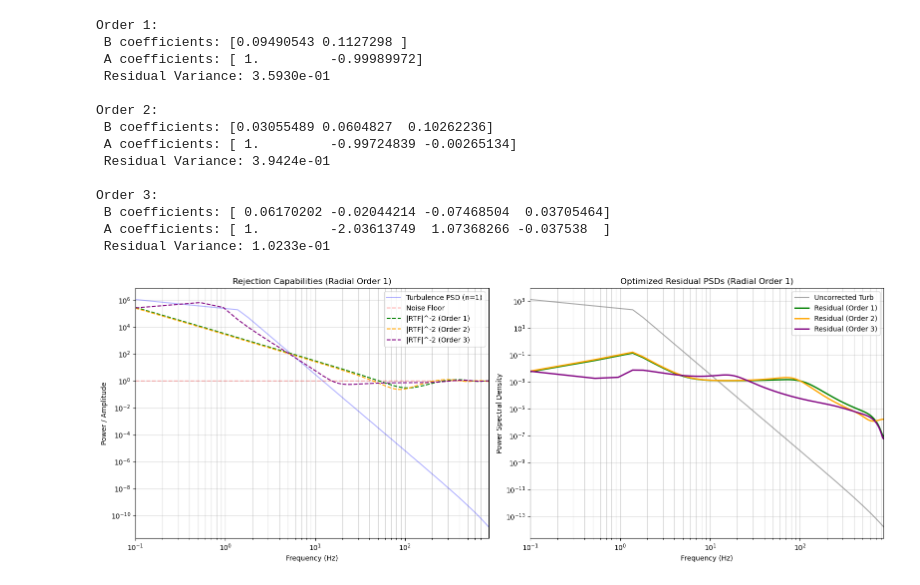
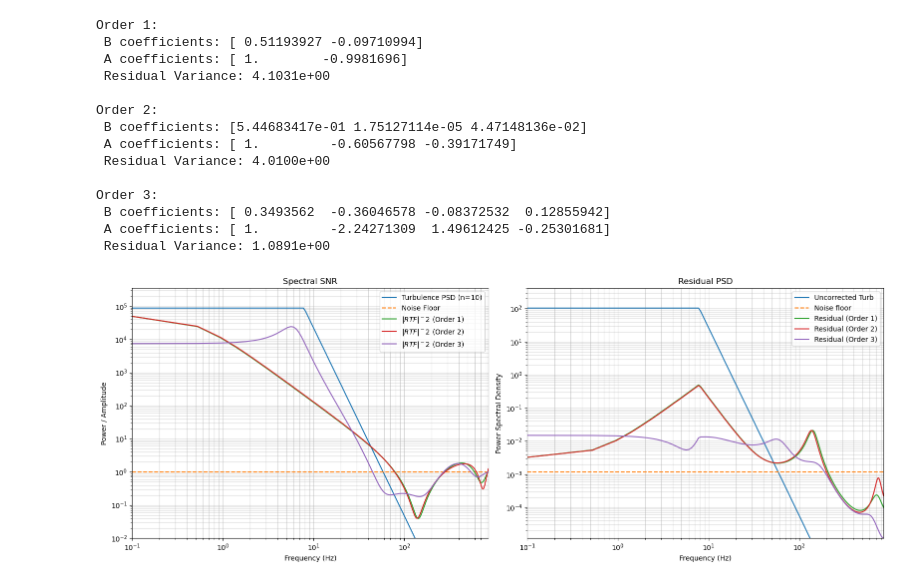
Before and after one commit to ArcetriAdaptiveOptics/SPECULA, a Jupyter notebook: config/ErrorBudget/optIIRTFs.ipynb, the cells around one changed output. Saved outputs shown, nothing was run; the diff lists cells and outputs as text; code cells hidden in the pictures.

```diff
--- a/config/ErrorBudget/optIIRTFs.ipynb
+++ b/config/ErrorBudget/optIIRTFs.ipynb
@@ -48,12 +48,12 @@ def pre_fit_controller(order, f, psd_turb, f_s):
     init_a = np.zeros(order); init_a[0] = -0.9
     init_params = np.concatenate([init_b, init_a])
 
-    res = minimize(loss, init_params, method='Nelder-Mead', options={'maxiter': 1000})
+    res = minimize(loss, init_params, method='Nelder-Mead', options={'maxiter': 5000})
     b_guess = res.x[:order+1]
     a_guess = np.insert(res.x[order+1:], 0, 1.0)
     return b_guess, a_guess
 
-def cost_function(params, order, f, psd_turb, psd_noise, N, f_s):
+def cost_function(params, order, f, psd_turb, psd_noise, N, f_s, og=1.0):
     b = params[:order+1]
     a = np.insert(params[order+1:], 0, 1.0)
     if not is_stable(a): return 1e9
@@ -61,7 +61,7 @@ def cost_function(params, order, f, psd_turb, psd_noise, N, f_s):
     C = eval_tf(b, a, f, f_s)
     P = np.exp(-1j * 2 * np.pi * f * N / f_s)
     H_ol = C * P
-    denom = 1.0 + H_ol
+    denom = 1.0 + H_ol*og
     if np.min(np.abs(denom)) < 1e-4: return 1e9
 
     RTF = 1.0 / denom
@@ -69,7 +69,7 @@ def cost_function(params, order, f, psd_turb, psd_noise, N, f_s):
     psd_res = (np.abs(RTF)**2 * psd_turb) + (np.abs(NTF)**2 * psd_noise)
     return np.sum(psd_res * np.gradient(f))
 
-def optimize_higher_order_scao(orders=[1, 2, 3], turb_power=100.0, noise_power=0.5,
+def optimize_higher_order_scao(orders=[1, 2, 3], turb_power=100.0, noise_power=0.5, og=1.0,
                                delay_steps=1.5, loop_freq=1000.0, cutoff=15.0, n=1, restarts:int=100):
 
     f_s = loop_freq
@@ -79,11 +79,12 @@ def optimize_higher_order_scao(orders=[1, 2, 3], turb_power=100.0, noise_power=0
     plt.figure(figsize=(16, 6))
 
     plt.subplot(1, 2, 1)
-    plt.loglog(f, psd_turb/psd_noise, label=f'Turbulence PSD (n={n})', color='blue', alpha=0.3)
-    plt.loglog(f, psd_noise/psd_noise, '--',label='Noise Floor',  color='red', alpha=0.3)
+    plt.loglog(f, psd_turb/psd_noise, label=f'Turbulence PSD (n={n})')
+    plt.loglog(f, psd_noise/psd_noise, '--',label='Noise Floor')
 
     plt.subplot(1, 2, 2)
-    plt.loglog(f, psd_turb, label='Uncorrected Turb', color='gray', alpha=0.7)
+    plt.loglog(f, psd_turb, label='Uncorrected Turb')
+    plt.loglog(f, psd_noise, '--', label='Noise floor')
 
     colors = ['green', 'orange', 'purple']
 
@@ -92,7 +93,7 @@ def optimize_higher_order_scao(orders=[1, 2, 3], turb_power=100.0, noise_power=0
         init_params = np.concatenate([b_guess, a_guess[1:]])
 
         res = minimize(cost_function, init_params,
-                       args=(order, f, psd_turb, psd_noise, delay_steps, f_s),
+                       args=(order, f, psd_turb, psd_noise, delay_steps, f_s, og),
                        method='Nelder-Mead',
                        options={'maxiter': 5000, 'adaptive': True})
 
@@ -102,8 +103,9 @@ def optimize_higher_order_scao(orders=[1, 2, 3], turb_power=100.0, noise_power=0
         C = eval_tf(best_b, best_a, f, f_s)
         P = np.exp(-1j * 2 * np.pi * f * delay_steps / f_s)
         H_ol = C * P
-        RTF = 1.0 / (1.0 + H_ol)
-        NTF = H_ol / (1.0 + H_ol)
+        den = 1.0 + H_ol*og
+        RTF = 1.0 / den
+        NTF = H_ol / den
 
         psd_res = (np.abs(RTF)**2 * psd_turb) + (np.abs(NTF)**2 * psd_noise)
         min_variance = np.sum(psd_res * np.gradient(f))
@@ -114,58 +116,62 @@ def optimize_higher_order_scao(orders=[1, 2, 3], turb_power=100.0, noise_power=0
         print(f" Residual Variance: {min_variance:.4e}\n")
 
         plt.subplot(1, 2, 1)
-        plt.loglog(f, 1.0/(np.abs(RTF)**2), label=f'|RTF|^-2 (Order {order})', color=colors[i], linestyle='--')
+        plt.loglog(f, 1.0/(np.abs(RTF)**2), label=r'$|RTF|^-2$'+f' (Order {order})')
         plt.subplot(1, 2, 2)
-        plt.loglog(f, psd_res, label=f'Residual (Order {order})', color=colors[i], linewidth=2)
+        plt.loglog(f, psd_res, label=f'Residual (Order {order})')
 
     plt.subplot(1, 2, 1)
-    plt.title(f"Rejection Capabilities (Radial Order {n})")
+    plt.title(f"Spectral SNR")
     plt.xlabel("Frequency (Hz)")
     plt.ylabel("Power / Amplitude")
     plt.grid(True, which="both", alpha=0.5)
     plt.legend()
     plt.xlim(f[0], f[-1])
+    plt.ylim([1e-2,psd_turb[0]/psd_noise[0]*4])
 
     plt.subplot(1, 2, 2)
-    plt.title(f"Optimized Residual PSDs (Radial Order {n})")
+    plt.title(f"Residual PSD")
     plt.xlabel("Frequency (Hz)")
     plt.ylabel("Power Spectral Density")
     plt.grid(True, which="both", alpha=0.5)
     plt.legend()
     plt.xlim(f[0], f[-1])
+    plt.ylim([1e-2*psd_noise[0],psd_turb[0]*4])
 
     plt.tight_layout()
 # %%
-D = 8.4
+D = 8.4 #1.82 #
 v = 20.0
-n = 1
+n = 10
 f_break_n2 = 0.3 * (n + 1) * v / D
-f = 1700
-delay = 3
+f = 1700 #1000 #
+delay = 3.5
+opt_gain=1.0
 
 # Keeping SNR = 100 for consistency with the last run
 optimize_higher_order_scao(
     orders=[1, 2, 3],
     turb_power=1000.0,
     noise_power=1.0,
     delay_steps=delay,
     loop_freq=f,
     cutoff=f_break_n2,
-    n=n
+    n=n,
+    og=opt_gain
 )
 # %% [output]
 Order 1:
- B coefficients: [0.09490543 0.1127298 ]
- A coefficients: [ 1.         -0.99989972]
- Residual Variance: 3.5930e-01
+ B coefficients: [ 0.51193927 -0.09710994]
+ A coefficients: [ 1.        -0.9981696]
+ Residual Variance: 4.1031e+00
 
 Order 2:
- B coefficients: [0.03055489 0.0604827  0.10262236]
- A coefficients: [ 1.         -0.99724839 -0.00265134]
- Residual Variance: 3.9424e-01
+ B coefficients: [5.44683417e-01 1.75127114e-05 4.47148136e-02]
+ A coefficients: [ 1.         -0.60567798 -0.39171749]
+ Residual Variance: 4.0100e+00
 
 Order 3:
- B coefficients: [ 0.06170202 -0.02044214 -0.07468504  0.03705464]
- A coefficients: [ 1.         -2.03613749  1.07368266 -0.037538  ]
- Residual Variance: 1.0233e-01
+ B coefficients: [ 0.3493562  -0.36046578 -0.08372532  0.12855942]
+ A coefficients: [ 1.         -2.24271309  1.49612425 -0.25301681]
+ Residual Variance: 1.0891e+00
-[figure, old version]
+[figure, new version]
```
